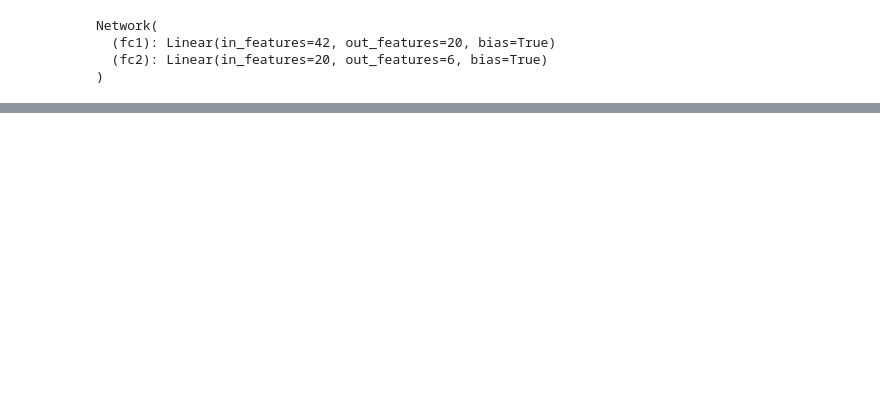
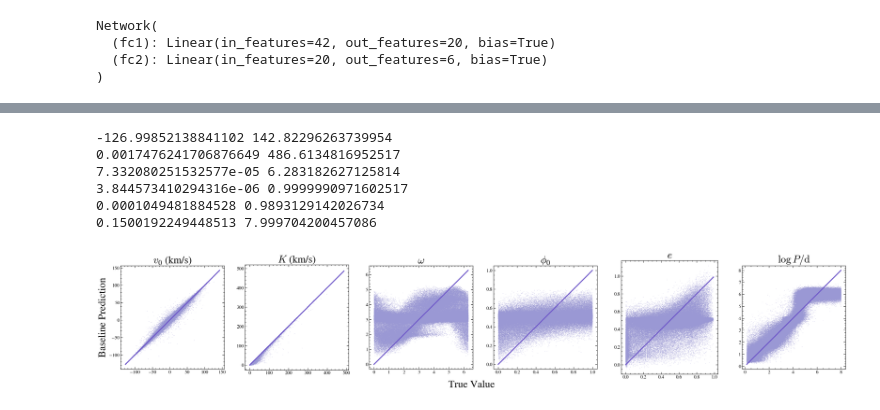
Before and after one commit to anya-m-phillips/ANKLES, a Jupyter notebook: train_baseline.ipynb, the cells around one changed output, grey strips where cells are left out. Saved outputs shown, nothing was run; the diff lists cells and outputs as text; code cells hidden in the pictures; blank space fills up the shorter version.

```diff
--- a/train_baseline.ipynb
+++ b/train_baseline.ipynb
@@ -384,0 +387,40 @@ plt.savefig('plots/baseline_performance.png', dpi=300, bbox_inches="tight")
+# %%
+### another version for my poster
+y_pred = MODEL(X_test.detach()).detach()
+
+y_pred_numpy = y_pred.numpy()
+y_pred_unnormalized = unnormalize_outputs(y_pred_numpy, y_train_unnorm)
+
+
+fig, [ax1,ax2,ax3, ax4,ax5,ax6] = plt.subplots(1,6, figsize=[38,6])
+ax_list = [ax1,ax2,ax3,ax4,ax5,ax6]
+param_names = [r"$v_0$ (km/s)", r"$K$ (km/s)", r'$\omega$', r'$\phi_0$', r'$e$', r'$\log{P/\rm{d}}$']
+for i in range(y_pred.shape[1]):
+    ax = ax_list[i]
+    # if i==2 or i==3 or i==4 or i==5:
+    ax.scatter(y_test_unnorm[:,i], y_pred_unnormalized[:,i], s=.05,zorder=0, c='#9A98D4',rasterized=True)
+
+
+
+    mi = min(y_test_unnorm[:,i])
+    ma = max(y_test_unnorm[:,i])
+    print(mi, ma)
+    ax.plot([mi,ma],[mi,ma], c='#6F58C9', linewidth=3)
+    ax.set_title(param_names[i], fontsize=30)
+    ax.set_aspect('equal')
+    make_plot_nice(ax)
+
+
+
+fig.text(0.5, 0.02, "True Value", ha='center', fontsize=30)
+ax1.set_ylabel("Baseline Prediction", fontsize=30)
+# fig.text(0.07, 0.5, "Predicted", rotation='vertical', va='center', fontsize=25)
+plt.savefig("plots/baseline_performance_poster.pdf", dpi=300, bbox_inches="tight")
+# %% [output]
+-126.99852138841102 142.82296263739954
+0.0017476241706876649 486.6134816952517
+7.332080251532577e-05 6.283182627125814
+3.844573410294316e-06 0.9999990971602517
+0.0001049481884528 0.9893129142026734
+0.1500192249448513 7.999704200457086
+[figure, added]
```
Also changed, not shown: parts of 4 cells of this notebook, 19 other files.
